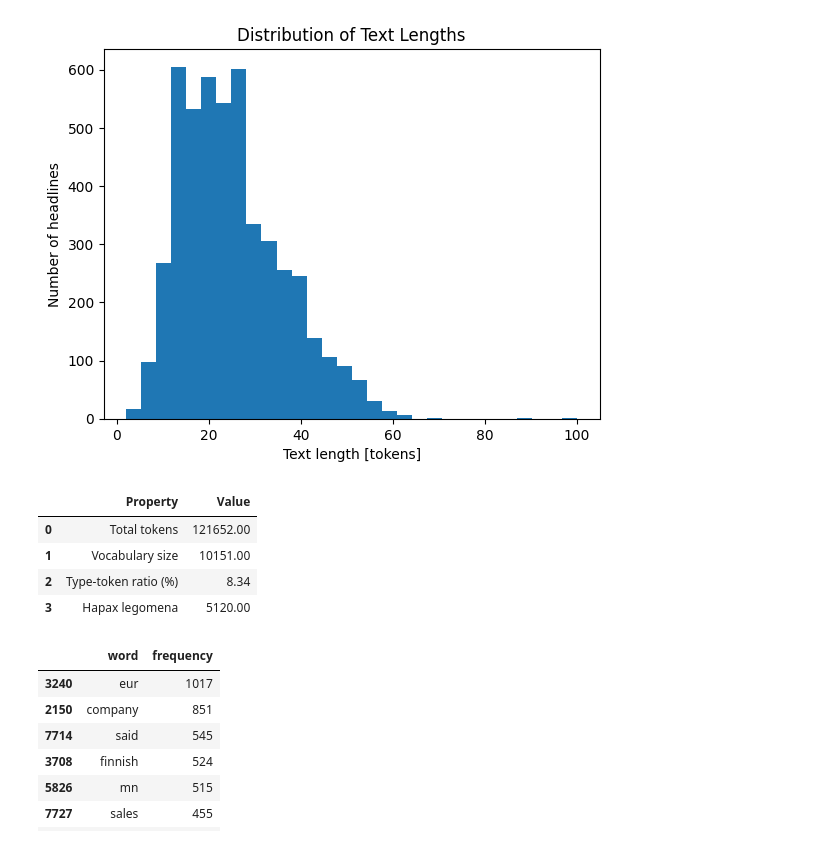
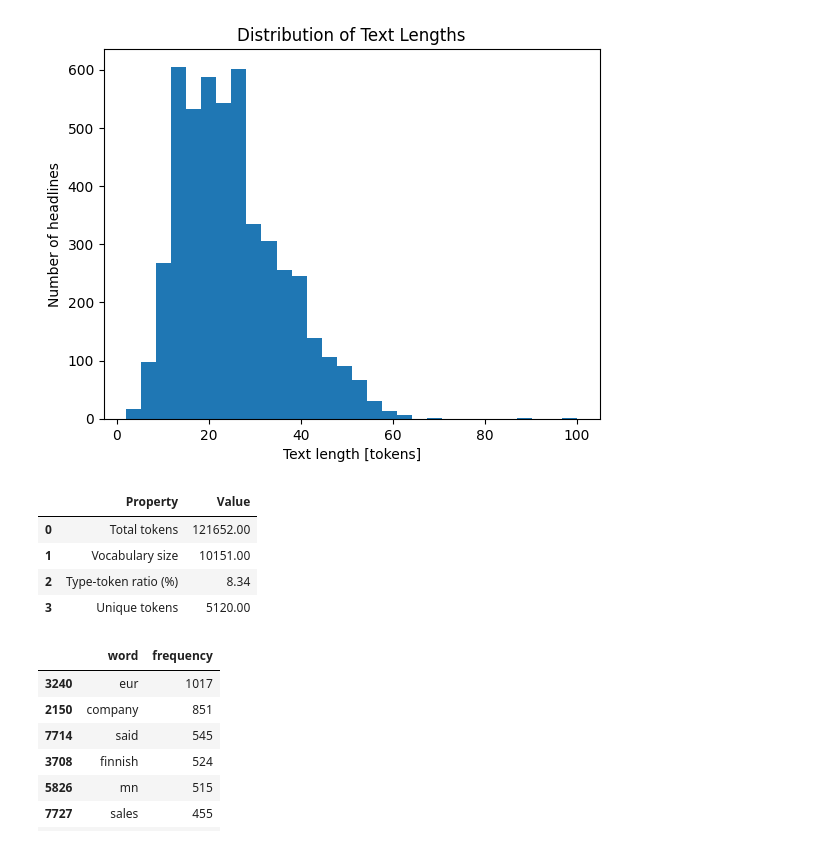
Before and after one commit to riccardotella/Sentiment_Analysis_of_Financial_News, a Jupyter notebook: notebooks/Task1_Exploratory_Data_Analysis.ipynb, the cells around one changed output. Saved outputs shown, nothing was run; the diff lists cells and outputs as text; code cells hidden in the pictures.

```diff
--- a/notebooks/Task1_Exploratory_Data_Analysis.ipynb
+++ b/notebooks/Task1_Exploratory_Data_Analysis.ipynb
@@ -134,35 +140,35 @@ plt.show()
 # %%
 #3) vocabulary analysis
 
 all_tokens = [token for tokens in df["tokens"] for token in tokens]
 
 total_tokens = len(all_tokens)
 vocab_size = len(set(all_tokens))
-hapax = sum(1 for token in set(all_tokens) if all_tokens.count(token) == 1)
+unique = sum(1 for token in set(all_tokens) if all_tokens.count(token) == 1)
 type_token_ratio = vocab_size / total_tokens * 100
 
 vocab_stats = pd.DataFrame({
     "Property": [
         "Total tokens",
         "Vocabulary size",
         "Type-token ratio (%)",
-        "Hapax legomena"
+        "Unique tokens"
     ],
     "Value": [
         total_tokens,
         vocab_size,
         round(type_token_ratio, 2),
-        hapax
+        unique
     ]
 })
 
 vocab_stats
 # %% [output]
 |  | Property | Value |
 | 0 | Total tokens | 121652.00 |
 | 1 | Vocabulary size | 10151.00 |
 | 2 | Type-token ratio (%) | 8.34 |
-| 3 | Hapax legomena | 5120.00 |
+| 3 | Unique tokens | 5120.00 |
 # %%
 #4) frequent words
 
```
Also changed, not shown: parts of 6 cells of this notebook, 8 other files.
